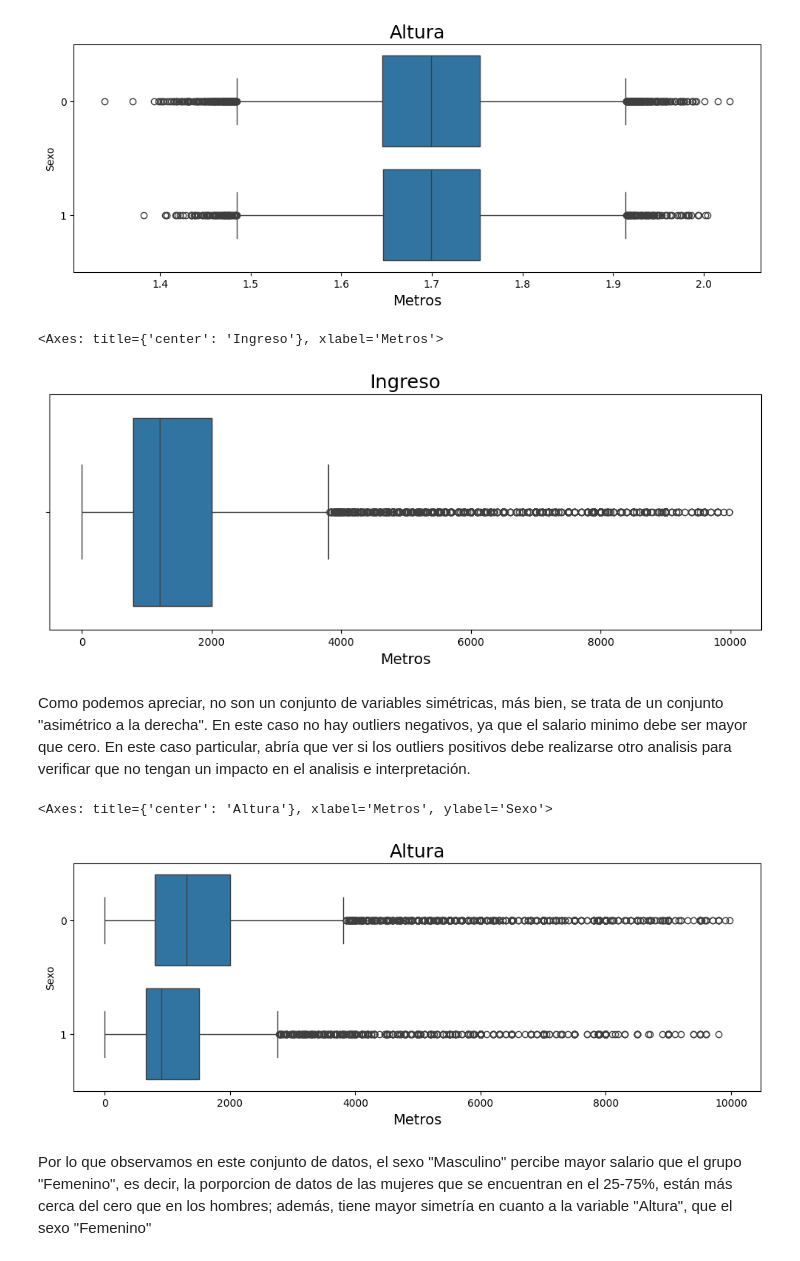
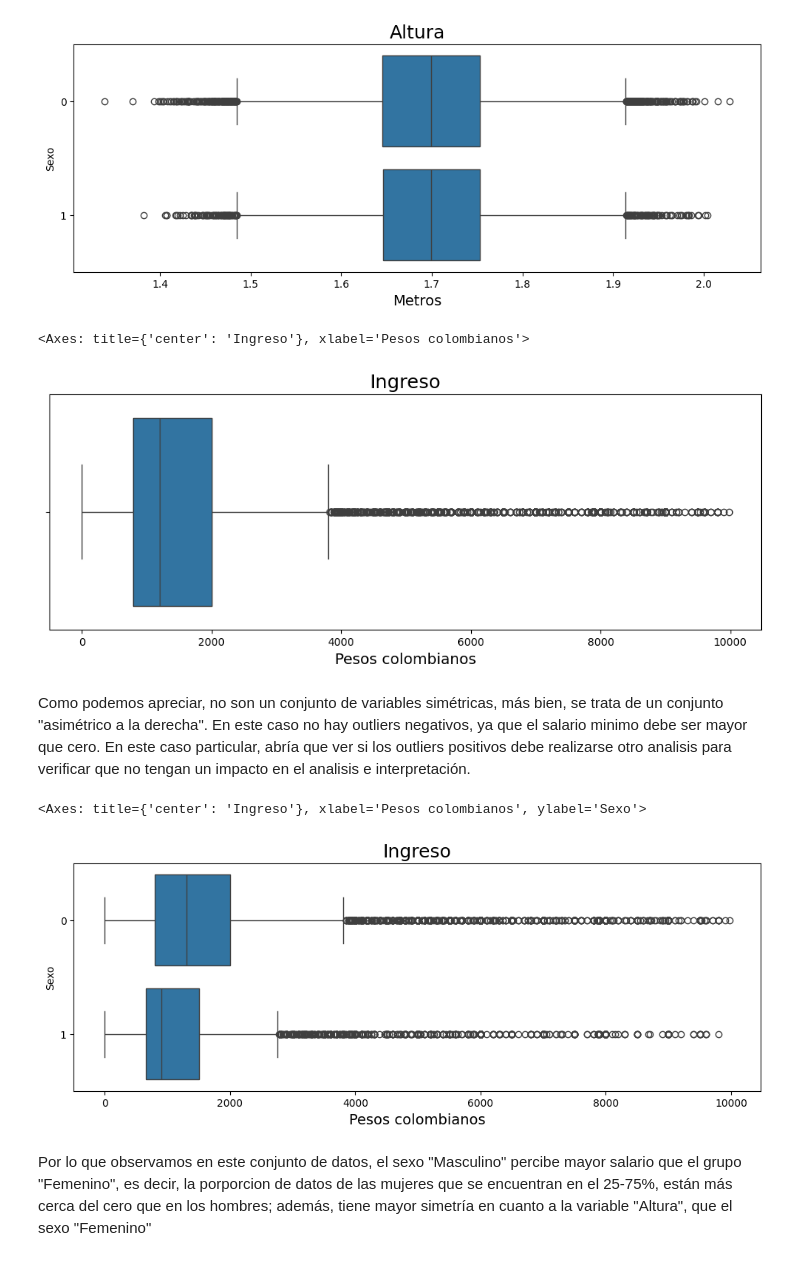
Before and after one commit to FerLopezCarrillo/challenge_amigo_secreto, a Jupyter notebook: Curso_de_Estadística_con_Python_1.ipynb, the cells around one changed output. Cells and saved outputs as stored; diff of their text form; code cells hidden in the pictures.

```diff
--- a/Curso_de_Estadística_con_Python_1.ipynb
+++ b/Curso_de_Estadística_con_Python_1.ipynb
@@ -1091,25 +1091,25 @@ ax
 # %%
 ax = sns.boxplot(x = 'Ingreso',data=datos.query("Ingreso < 10000"), orient= 'h')###La variable '.query' nos sirve para hacer un zoom en una variable especifica contenida en un conjunto de datos, en un rango específico###
 
 ax.figure.set_size_inches(12,4)
 ax.set_title('Ingreso', fontsize=18)
-ax.set_xlabel('Metros', fontsize=14)
+ax.set_xlabel('Pesos colombianos', fontsize=14)
 ax
 # %% [output]
-<Axes: title={'center': 'Ingreso'}, xlabel='Metros'>
+<Axes: title={'center': 'Ingreso'}, xlabel='Pesos colombianos'>
-[figure, old version]
+[figure, new version]
 # %% [markdown]
 Como podemos apreciar, no son un conjunto de variables simétricas, más bien, se trata de un conjunto "asimétrico a la derecha". En este caso no hay outliers negativos, ya que el salario minimo debe ser mayor que cero. En este caso particular, abría que ver si los outliers positivos debe realizarse otro analisis para verificar que no tengan un impacto en el analisis e interpretación.
 # %%
 ax = sns.boxplot(x = 'Ingreso', y = 'Sexo', data=datos.query("Ingreso < 10000"), orient= 'h')###La variable '.query' nos sirve para hacer un zoom en una variable especifica contenida en un conjunto de datos, en un rango específico###
 
 ax.figure.set_size_inches(12,4)
-ax.set_title('Altura', fontsize=18)
-ax.set_xlabel('Metros', fontsize=14)
+ax.set_title('Ingreso', fontsize=18)
+ax.set_xlabel('Pesos colombianos', fontsize=14)
 ax
 # %% [output]
-<Axes: title={'center': 'Altura'}, xlabel='Metros', ylabel='Sexo'>
+<Axes: title={'center': 'Ingreso'}, xlabel='Pesos colombianos', ylabel='Sexo'>
-[figure, old version]
+[figure, new version]
 # %% [markdown]
 Por lo que observamos en este conjunto de datos, el sexo "Masculino" percibe mayor salario que el grupo "Femenino", es decir, la porporcion de datos de las mujeres que se encuentran en el 25-75%, están más cerca del cero que en los hombres; además, tiene mayor simetría en cuanto a la variable "Altura", que el sexo "Femenino"
 # %%
```
